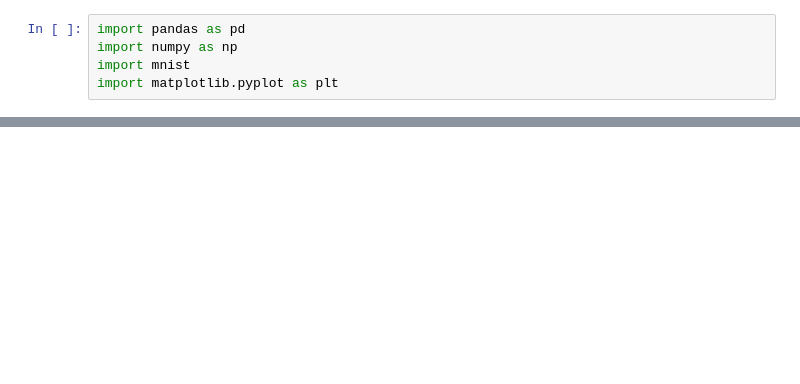
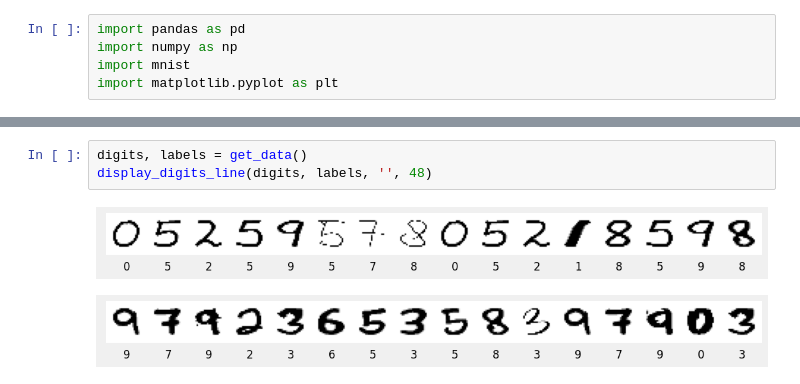
Before and after one commit to taimoon/handwritten-digits-recognition, a Jupyter notebook: exploring dataset.ipynb, the cells around one changed output, grey strips where cells are left out. Drawn from its saved outputs; the diff is of its cells as text; blank space fills up the shorter version.

Commit message:
add data

```diff
--- a/exploring dataset.ipynb
+++ b/exploring dataset.ipynb
@@ -15,0 +14,6 @@ display_digits_line(digits, labels, '', 48)
+# %%
+digits, labels = get_data()
+display_digits_line(digits, labels, '', 48)
+# %% [output]
+[figure, added]
+[figure, added]
```
Also changed, not shown: parts of 1 cell of this notebook, 4 other files.
